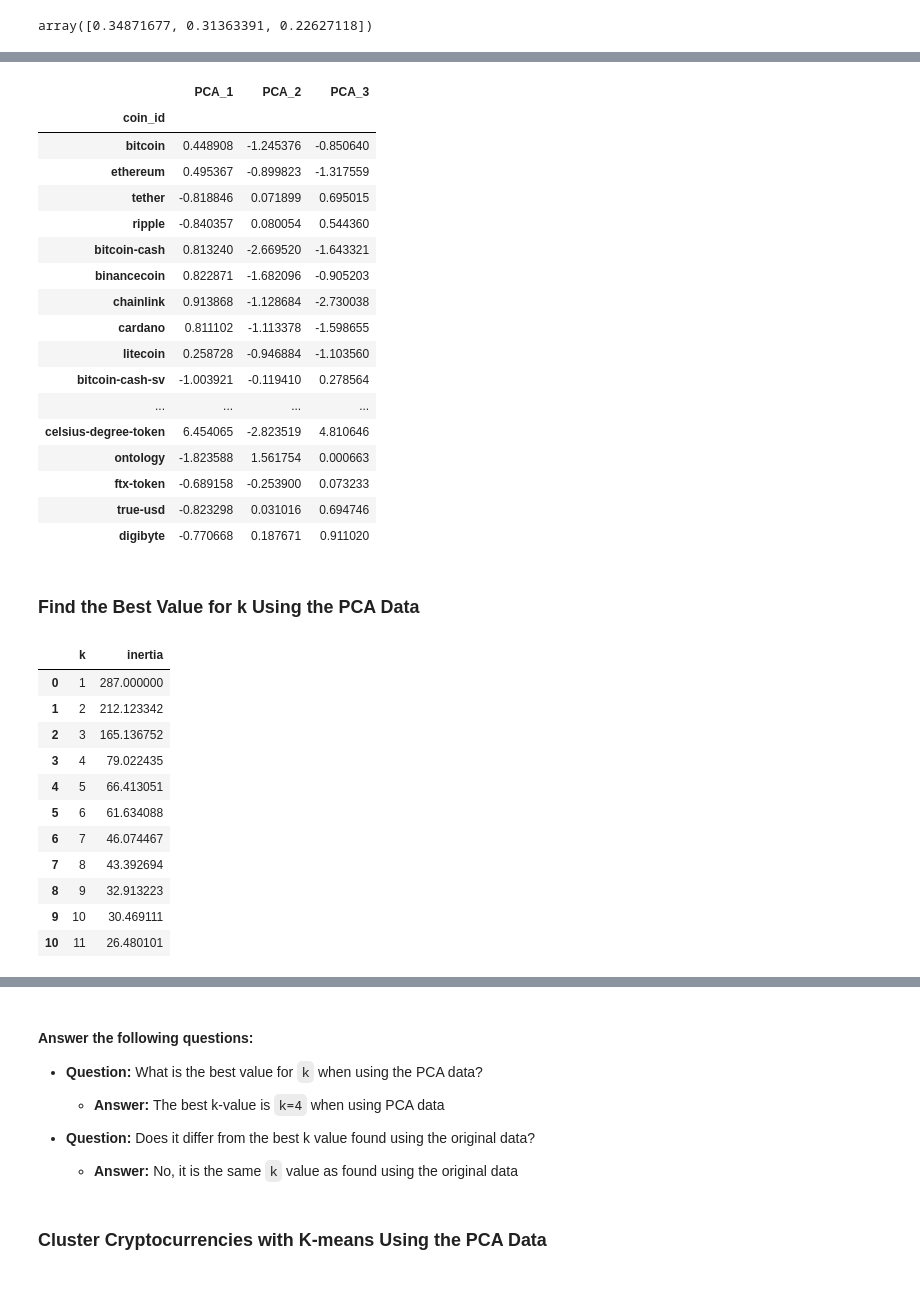
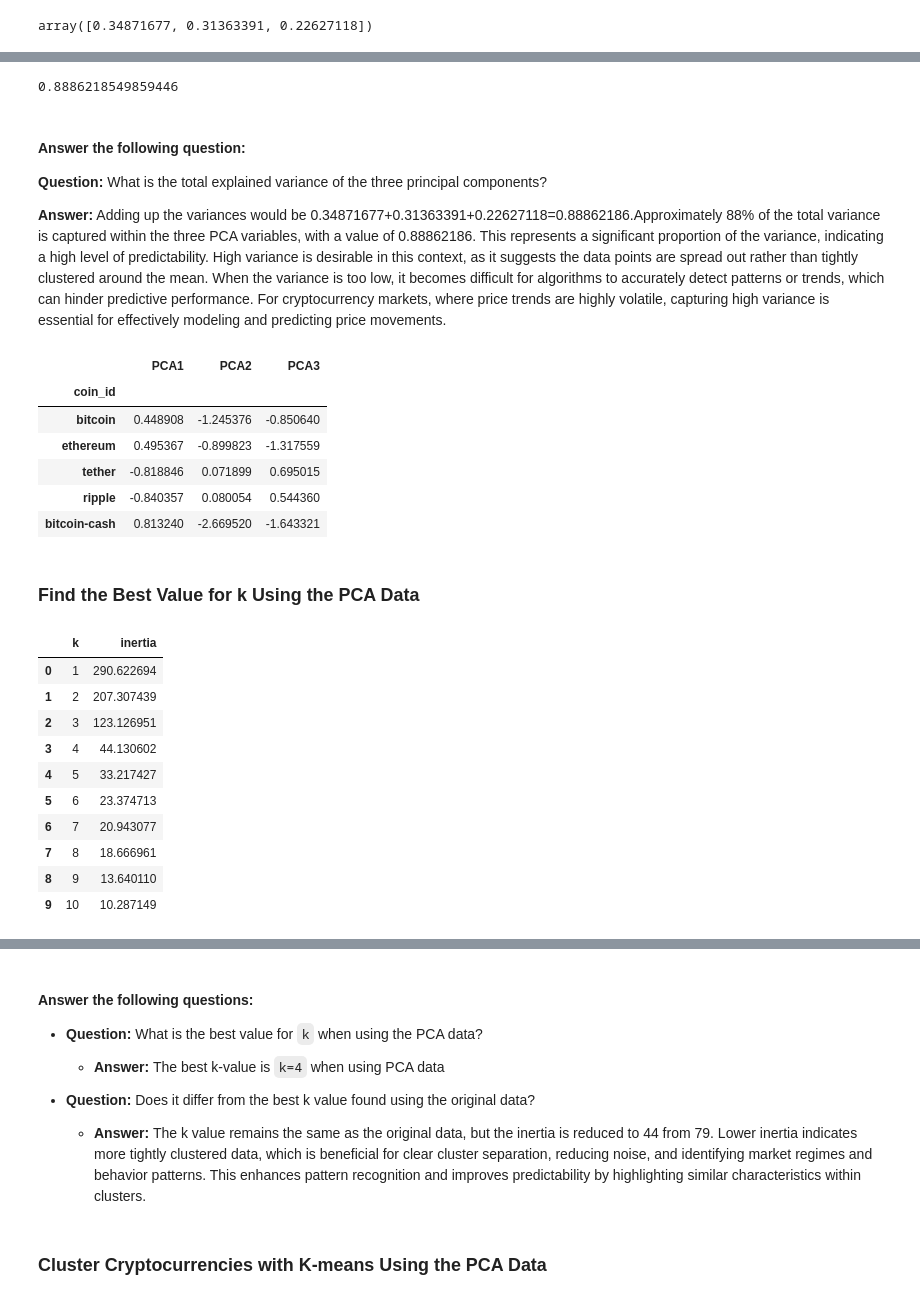
Before and after one commit to xraySMULu/CryptoClustering, a Jupyter notebook: Crypto_Clustering.ipynb, the cells around one changed output, grey strips where cells are left out. Saved outputs shown, nothing was run; the diff lists cells and outputs as text; code cells hidden in the pictures.

```diff
--- a/Crypto_Clustering.ipynb
+++ b/Crypto_Clustering.ipynb
@@ -130,7 +96,7 @@ crypto_transformed_df
 # %%
 # Create a list with the number of k-values to try
 # Use a range from 1 to 11
-k = list(range(1,12))
+k = list(range(1,11))
 
 # Create an empty list to store the inertia values
 inertia = []
@@ -142,7 +108,7 @@ inertia = []
 # 3. Append the model.inertia_ to the inertia list
 for i in k:
     k_model = KMeans(n_clusters=i, random_state=1)
-    k_model.fit(crypto_transformed_df)
+    k_model.fit(crypto_scaled_df)
     inertia.append(k_model.inertia_)
 
 # Create a dictionary with the data to plot the Elbow curve
@@ -152,7 +118,7 @@ elbow_data = {'k': k, 'inertia': inertia}
 df_elbow = pd.DataFrame(elbow_data)
 
 # Display the DataFrame
-df_elbow
+df_elbow.head()
 # %% [output]
 |  | k | inertia |
 | 0 | 1 | 287.000000 |
@@ -189,12 +149,12 @@ df_elbow.hvplot.line(
 k_model = KMeans(n_clusters=4, random_state=1)
 # %%
 # Fit the K-Means model using the scaled data
-k_model.fit(crypto_transformed_df)
+k_model.fit(crypto_scaled_df)
 # %% [output]
 KMeans(n_clusters=4, random_state=1)
 # %%
 # Predict the clusters to group the cryptocurrencies using the scaled data
-k_4 = k_model.predict(crypto_transformed_df)
+k_4 = k_model.predict(crypto_scaled_df)
 # View the resulting array of cluster values.
 k_4
 # %% [output]
@@ -202,7 +162,7 @@ array([2, 2, 0, 0, 2, 2, 2, 2, 2, 0, 0, 0, 0, 2, 0, 2, 0, 0, 2, 0, 0, 2,
        0, 0, 0, 0, 0, 0, 2, 0, 0, 0, 3, 2, 0, 0, 1, 0, 0, 0, 0])
 # %%
 # Create a copy of the DataFrame
-predicted_clusters = crypto_transformed_df.copy()
+predicted_clusters = crypto_scaled_df.copy()
 # %%
 # Add a new column to the DataFrame with the predicted clusters
 predicted_clusters["predicted_cluster"] = k_4
@@ -259,40 +213,39 @@ array([0.34871677, 0.31363391, 0.22627118])
+# %%
+sum(pca_mdl.explained_variance_ratio_)
+# %% [output]
+0.8886218549859446
+# %% [markdown]
+#### Answer the following question:
+
+**Question:** What is the total explained variance of the three principal components?
+
+**Answer:** Adding up the variances would be 0.34871677+0.31363391+0.22627118=0.88862186.Approximately 88% of the total variance is captured within the three PCA variables, with a value of 0.88862186. This represents a significant proportion of the variance, indicating a high level of predictability. High variance is desirable in this context, as it suggests the data points are spread out rather than tightly clustered around the mean. When the variance is too low, it becomes difficult for algorithms to accurately detect patterns or trends, which can hinder predictive performance. For cryptocurrency markets, where price trends are highly volatile, capturing high variance is essential for effectively modeling and predicting price movements.
 # %%
 # Create a new DataFrame with the PCA data.
 pca_clusters_df = pd.DataFrame(
     pca_clusters,
-    columns=["PCA_1","PCA_2","PCA_3"]
+    columns=["PCA1","PCA2","PCA3"]
 )
 # Copy the crypto names from the original data
-pca_clusters_df['coin_id'] = list(predicted_clusters.index)
+pca_clusters_df['coin_id'] = crypto_market_data_df.index
 # Set the coinid column as index
 pca_clusters_df = pca_clusters_df.set_index('coin_id')
 # Display sample data
-pca_clusters_df
+pca_clusters_df[:5]
 # %% [output]
-|  | PCA_1 | PCA_2 | PCA_3 |
+|  | PCA1 | PCA2 | PCA3 |
 | coin_id |  |  |  |
 | bitcoin | 0.448908 | -1.245376 | -0.850640 |
 | ethereum | 0.495367 | -0.899823 | -1.317559 |
 | tether | -0.818846 | 0.071899 | 0.695015 |
 | ripple | -0.840357 | 0.080054 | 0.544360 |
 | bitcoin-cash | 0.813240 | -2.669520 | -1.643321 |
-| binancecoin | 0.822871 | -1.682096 | -0.905203 |
-| chainlink | 0.913868 | -1.128684 | -2.730038 |
-| cardano | 0.811102 | -1.113378 | -1.598655 |
-| litecoin | 0.258728 | -0.946884 | -1.103560 |
-| bitcoin-cash-sv | -1.003921 | -0.119410 | 0.278564 |
-| ... | ... | ... | ... |
-| celsius-degree-token | 6.454065 | -2.823519 | 4.810646 |
-| ontology | -1.823588 | 1.561754 | 0.000663 |
-| ftx-token | -0.689158 | -0.253900 | 0.073233 |
-| true-usd | -0.823298 | 0.031016 | 0.694746 |
-| digibyte | -0.770668 | 0.187671 | 0.911020 |
 # %% [markdown]
 ### Find the Best Value for k Using the PCA Data
 # %%
 # Create a list with the number of k-values to try
 # Use a range from 1 to 11
-k_values = list(range(1, 12))
+k_values = list(range(1, 11))
 
 # Create an empty list to store the inertia values
 inertia2 = []
@@ -309,27 +262,26 @@ for i in k_values:
 # Create a dictionary with the data to plot the Elbow curve
 elbow_data2 = {
     'k': k_values,
-    'inertia': inertia
+    'inertia': inertia2
 }
 
 # Create a DataFrame with the data to plot the Elbow curve
-elbow_df2 = pd.DataFrame(elbow_data)
+elbow_df2 = pd.DataFrame(elbow_data2)
 
 # Display the DataFrame
 elbow_df2
 # %% [output]
 |  | k | inertia |
-| 0 | 1 | 287.000000 |
-| 1 | 2 | 212.123342 |
-| 2 | 3 | 165.136752 |
-| 3 | 4 | 79.022435 |
-| 4 | 5 | 66.413051 |
-| 5 | 6 | 61.634088 |
-| 6 | 7 | 46.074467 |
-| 7 | 8 | 43.392694 |
-| 8 | 9 | 32.913223 |
-| 9 | 10 | 30.469111 |
-| 10 | 11 | 26.480101 |
+| 0 | 1 | 290.622694 |
+| 1 | 2 | 207.307439 |
+| 2 | 3 | 123.126951 |
+| 3 | 4 | 44.130602 |
+| 4 | 5 | 33.217427 |
+| 5 | 6 | 23.374713 |
+| 6 | 7 | 20.943077 |
+| 7 | 8 | 18.666961 |
+| 8 | 9 | 13.640110 |
+| 9 | 10 | 10.287149 |
 # %%
 # Plot a line chart with all the inertia values computed with
 # the different values of k to visually identify the optimal value for k.
@@ -350,7 +302,7 @@ elbow_df2.hvplot.line(
 
 * **Question:** Does it differ from the best k value found using the original data?
 
-  * **Answer:** No, it is the same `k` value as found using the original data
+  * **Answer:** The k value remains the same as the original data, but the inertia is reduced to 44 from 79. Lower inertia indicates more tightly clustered data, which is beneficial for clear cluster separation, reducing noise, and identifying market regimes and behavior patterns. This enhances pattern recognition and improves predictability by highlighting similar characteristics within clusters.
 # %% [markdown]
 ### Cluster Cryptocurrencies with K-means Using the PCA Data
 # %%
```
Also changed, not shown: parts of 13 cells of this notebook.
